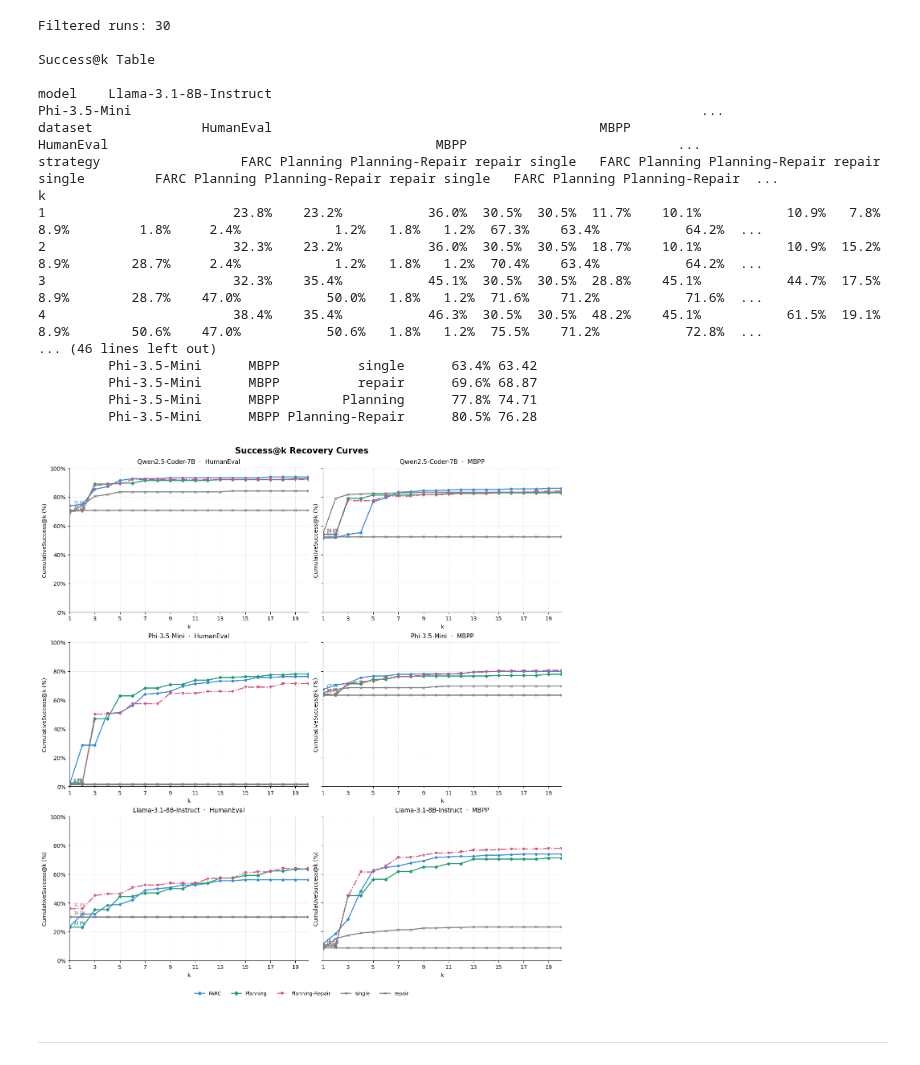
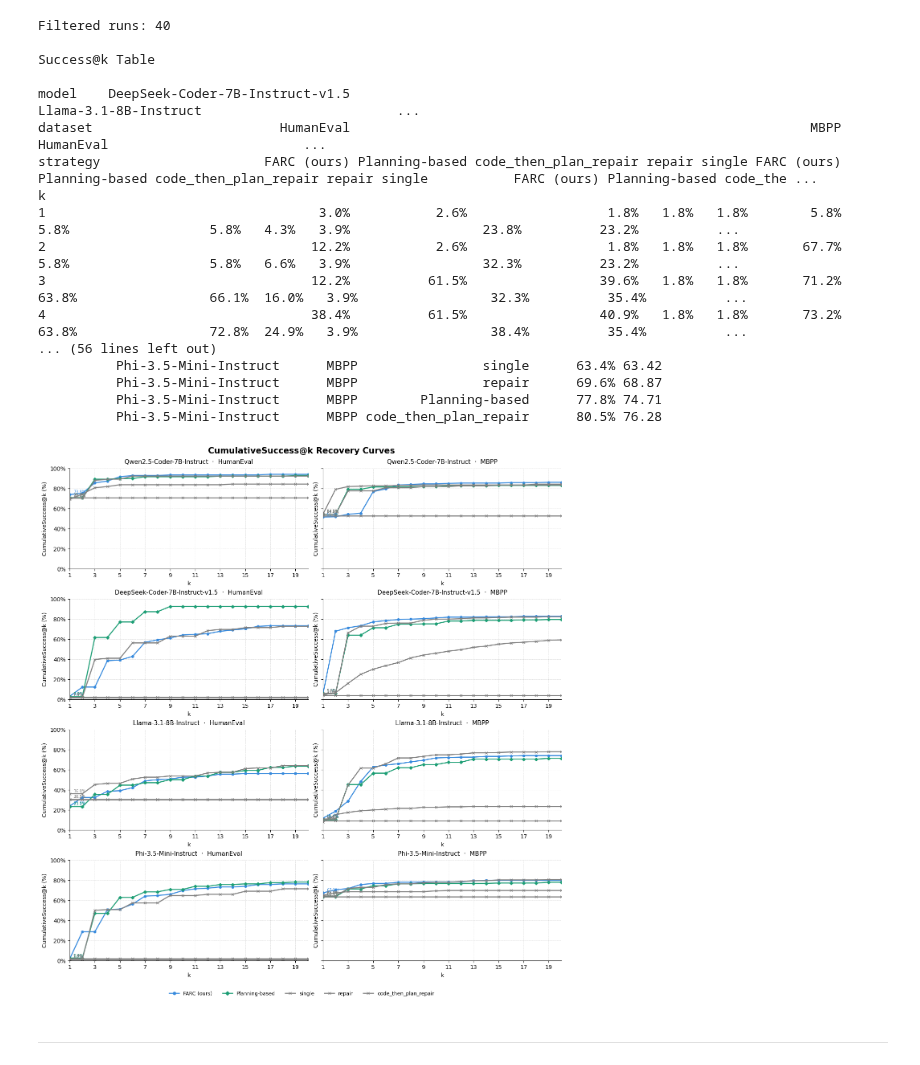
Before and after one commit to dibk100/project_IR_focus_sLM_orchestration, a Jupyter notebook: analysis/section5_2.ipynb, the cells around one changed output. Cells and saved outputs as stored; diff of their text form; code cells hidden in the pictures.

```diff
--- a/analysis/section5_2.ipynb
+++ b/analysis/section5_2.ipynb
@@ -24,33 +24,33 @@ MAX_K        = 20
 OUTPUT_PATH  = None          # None → plt.show() / "figures/out.png" → 파일 저장
 SHOW_TABLE   = True          # 피벗 테이블 출력 여부
 # ======================================================
-
 STRATEGY_NAME_MAP = {
     "single_shot":          "Single-shot",
-    "repair_loop":          "Repair",
-    "code_then_plan":       "Planning",
-    "code_then_plan_repair":"Planning-Repair",
-    "proposed_v1":          "FARC",
+    "repair_loop":          "Feedback-based",
+    "code_then_plan":       "Planning-based",
+    # "code_then_plan_repair" 제거
+    "proposed_v1":          "FARC (ours)",
 }
 
 STRATEGY_STYLE = {
-    "FARC":             {"color": "#378ADD", "ls": "-",   "marker": "o"},
-    "Single-shot":      {"color": "#888780", "ls": "--",  "marker": "s"},
-    "Repair":           {"color": "#D85A30", "ls": ":",   "marker": "^"},
-    "Planning":         {"color": "#1D9E75", "ls": "-",   "marker": "D"},
-    "Planning-Repair":  {"color": "#D4537E", "ls": "-.",  "marker": "v"},
+    "FARC (ours)":    {"color": "#378ADD", "ls": "-",  "marker": "o"},
+    "Single-shot":    {"color": "#888780", "ls": "--", "marker": "s"},
+    "Feedback-based": {"color": "#D85A30", "ls": ":",  "marker": "^"},
+    "Planning-based": {"color": "#1D9E75", "ls": "-",  "marker": "D"},
 }
 
-MODEL_LABELS   = {"qwen25coder7b": "Qwen2.5-Coder-7B", "phi35mini": "Phi-3.5-Mini", "llama318b": "Llama-3.1-8B-Instruct"}
+MODEL_LABELS   = {"qwen25coder7b": "Qwen2.5-Coder-7B-Instruct", "deepcoder7b": "DeepSeek-Coder-7B-Instruct-v1.5", "llama318b": "Llama-3.1-8B-Instruct","phi35mini": "Phi-3.5-Mini-Instruct"}
 DATASET_LABELS = {"humaneval": "HumanEval", "mbpp": "MBPP"}
 
 PANEL_LAYOUT = [
     ("qwen25coder7b", "humaneval"),
     ("qwen25coder7b", "mbpp"),
+    ("deepcoder7b",     "humaneval"),
+    ("deepcoder7b",     "mbpp"),
+    ("llama318b",     "humaneval"),
+    ("llama318b",     "mbpp"),
     ("phi35mini",     "humaneval"),
     ("phi35mini",     "mbpp"),
-    ("llama318b",     "humaneval"),
-    ("llama318b",     "mbpp"),
 ]
 
 
@@ -91,7 +91,7 @@ def collect_curves(results_root, max_k):
     filtered = [
         r for r in runs
         if r["dataset"] in ("humaneval", "mbpp")
-        and ("qwen25coder7b" in r["model"] or "phi35mini" in r["model"] or "llama318b" in r["model"])
+        and ("qwen25coder7b" in r["model"] or "phi35mini" in r["model"] or "llama318b" in r["model"] or "deepcoder7b" in r["model"] )
         and "proposed_v2" not in r["strategy"]
         and "proposed_v3" not in r["strategy"]
     ]
@@ -111,8 +111,8 @@ def plot_all(curves, max_k, output_path):
     k_vals = list(range(1, max_k + 1))
 
     # 행별로 y축 공유
-    fig, axes = plt.subplots(3, 2, figsize=(13, 13), sharey='row', constrained_layout=True)
-    fig.suptitle("Success@k Recovery Curves", fontsize=15, fontweight="bold", y=1.02)
+    fig, axes = plt.subplots(4, 2, figsize=(13, 13), sharey='row', constrained_layout=True)
+    fig.suptitle("CumulativeSuccess@k Recovery Curves", fontsize=15, fontweight="bold", y=1.02)
 
     legend_handles = {}
 
@@ -210,44 +210,44 @@ def print_summary_table(curves):
             ausc      = compute_ausc(values)
 
             rows.append({
                 "Model": MODEL_LABELS.get(model, model),
                 "Dataset": DATASET_LABELS.get(dataset, dataset),
                 "Strategy": strategy,
                 "Success@20": f"{success20:.1f}%",
                 "AUSC": f"{ausc:.2f}",
             })
 
     df = pd.DataFrame(rows)
 
     print("\nMain Results Table\n")
     print(df.to_string(index=False))
 
 # --------------------------------------------------
 # 실행 (argparse 없음 — Jupyter 호환)
 # --------------------------------------------------
 curves = collect_curves(RESULTS_ROOT, MAX_K)
 
 if SHOW_TABLE:
     print_table(curves, MAX_K)
     print_summary_table(curves)
 
 plot_all(curves, MAX_K, OUTPUT_PATH)
 # %% [output]
-Filtered runs: 30
+Filtered runs: 40
 
 Success@k Table
 
-model    Llama-3.1-8B-Instruct                                                                                      Phi-3.5-Mini                                                                         ...
-dataset              HumanEval                                          MBPP                                           HumanEval                                          MBPP                           ...
-strategy                  FARC Planning Planning-Repair repair single   FARC Planning Planning-Repair repair single         FARC Planning Planning-Repair repair single   FARC Planning Planning-Repair  ...
+model    DeepSeek-Coder-7B-Instruct-v1.5                                                                                                                   Llama-3.1-8B-Instruct                         ...
+dataset                        HumanEval                                                           MBPP                                                                HumanEval                         ...
+strategy                     FARC (ours) Planning-based code_then_plan_repair repair single FARC (ours) Planning-based code_then_plan_repair repair single           FARC (ours) Planning-based code_the ...
 k
-1                        23.8%    23.2%           36.0%  30.5%  30.5%  11.7%    10.1%           10.9%   7.8%   8.9%         1.8%     2.4%            1.2%   1.8%   1.2%  67.3%    63.4%           64.2%  ...
-2                        32.3%    23.2%           36.0%  30.5%  30.5%  18.7%    10.1%           10.9%  15.2%   8.9%        28.7%     2.4%            1.2%   1.8%   1.2%  70.4%    63.4%           64.2%  ...
-3                        32.3%    35.4%           45.1%  30.5%  30.5%  28.8%    45.1%           44.7%  17.5%   8.9%        28.7%    47.0%           50.0%   1.8%   1.2%  71.6%    71.2%           71.6%  ...
-4                        38.4%    35.4%           46.3%  30.5%  30.5%  48.2%    45.1%           61.5%  19.1%   8.9%        50.6%    47.0%           50.6%   1.8%   1.2%  75.5%    71.2%           72.8%  ...
-... (46 lines left out)
-         Phi-3.5-Mini      MBPP          single      63.4% 63.42
-         Phi-3.5-Mini      MBPP          repair      69.6% 68.87
-         Phi-3.5-Mini      MBPP        Planning      77.8% 74.71
-         Phi-3.5-Mini      MBPP Planning-Repair      80.5% 76.28
+1                                   3.0%           2.6%                  1.8%   1.8%   1.8%        5.8%           5.8%                  5.8%   4.3%   3.9%                 23.8%          23.2%          ...
+2                                  12.2%           2.6%                  1.8%   1.8%   1.8%       67.7%           5.8%                  5.8%   6.6%   3.9%                 32.3%          23.2%          ...
+3                                  12.2%          61.5%                 39.6%   1.8%   1.8%       71.2%          63.8%                 66.1%  16.0%   3.9%                 32.3%          35.4%          ...
+4                                  38.4%          61.5%                 40.9%   1.8%   1.8%       73.2%          63.8%                 72.8%  24.9%   3.9%                 38.4%          35.4%          ...
+... (56 lines left out)
+          Phi-3.5-Mini-Instruct      MBPP                single      63.4% 63.42
+          Phi-3.5-Mini-Instruct      MBPP                repair      69.6% 68.87
+          Phi-3.5-Mini-Instruct      MBPP        Planning-based      77.8% 74.71
+          Phi-3.5-Mini-Instruct      MBPP code_then_plan_repair      80.5% 76.28
-[figure, old version]
+[figure, new version]
```
Also changed, not shown: parts of 5 cells of this notebook, 8 other files.
